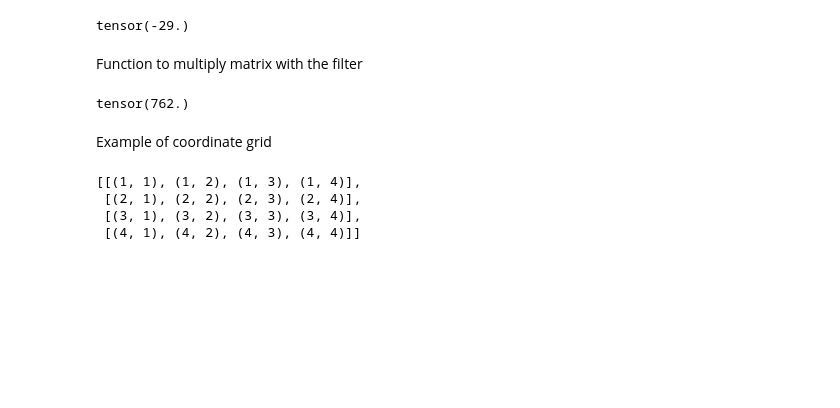
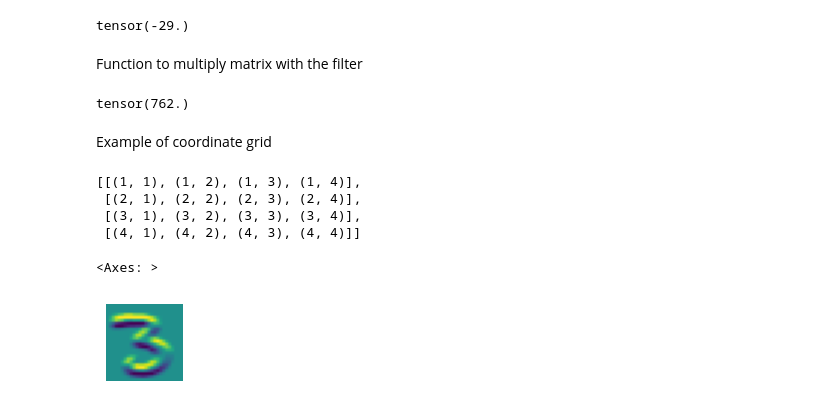
Before and after one commit to AsokTamang/Convolutional-Neural-Network, a Jupyter notebook: cnn-model.ipynb, the cells around one changed output. Cells and saved outputs as stored; diff of their text form; code cells hidden in the pictures; blank space fills up the shorter version.

Commit message:
output done with top edge

```diff
--- a/cnn-model.ipynb
+++ b/cnn-model.ipynb
@@ -83,3 +83,9 @@ Example of coordinate grid
  [(2, 1), (2, 2), (2, 3), (2, 4)],
  [(3, 1), (3, 2), (3, 3), (3, 4)],
  [(4, 1), (4, 2), (4, 3), (4, 4)]]
+# %%
+top_3 = [[apply_filter(i,j,top_edge) for j in range(1,27)] for i in range(1,27)]
+show_image(top_3)
+# %% [output]
+<Axes: >
+[figure, added]
```
